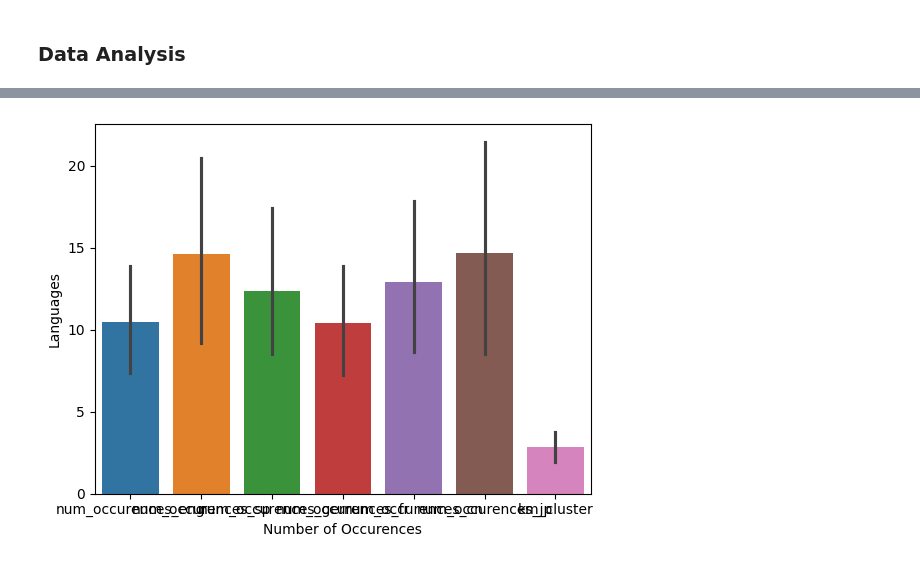
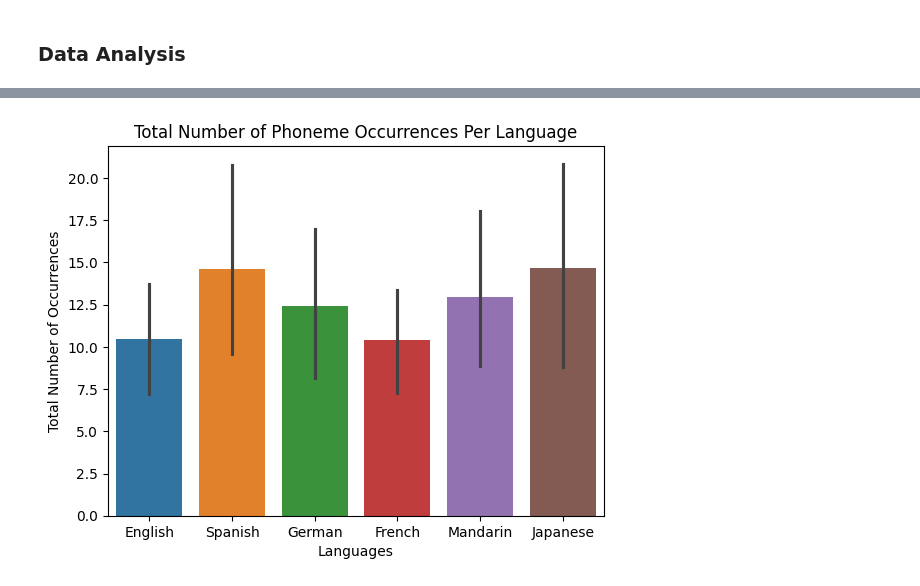
Before and after one commit to paytonlin1/LanguageSimilarityPredictor, a Jupyter notebook: LanguageSimilarityPredictor.ipynb, the cells around one changed output, grey strips where cells are left out. Saved outputs shown, nothing was run; the diff lists cells and outputs as text; code cells hidden in the pictures.

```diff
--- a/LanguageSimilarityPredictor.ipynb
+++ b/LanguageSimilarityPredictor.ipynb
@@ -266,0 +231,8 @@ labels = kmeans.predict(superlist.drop(columns='phoneme'))
+# %%
+# Transposes superlist to put languages in rows and creates dataframe with every possible language pair.
+phoneme_vectors = superlist.set_index('phoneme')[['num_occurences_eng','num_occurences_es','num_occurences_ger','num_occurences_fr','num_occurences_cn','num_occurences_jp']].T
+phoneme_vectors.index = ['English', 'Spanish', 'German', 'French', 'Mandarin', 'Japanese']
+
+languages = phoneme_vectors.index.tolist()
+lang_pairs = list(combinations(languages, 2))
+dfpairs = pd.DataFrame(lang_pairs, columns=['lang1', 'lang2'])
@@ -293,6 +296,7 @@ plt.show()
-# %%
-g3 = sns.barplot(data=superlist)
-g3.set(ylabel='Languages',xlabel='Number of Occurences')
-plt.show()
-# %% [output]
-[figure, removed]
+# %%
+# Barplot of total phoneme occurences in languages
+g3 = sns.barplot(data=superlist.rename(columns={'num_occurences_eng':'English','num_occurences_es':'Spanish','num_occurences_ger':'German','num_occurences_fr':'French','num_occurences_cn':'Mandarin','num_occurences_jp':'Japanese'}))
+g3.set(xlabel='Languages',ylabel='Total Number of Occurrences', title='Total Number of Phoneme Occurrences Per Language')
+plt.show()
+# %% [output]
+[figure, added]
```
Also changed, not shown: parts of 35 cells of this notebook.
